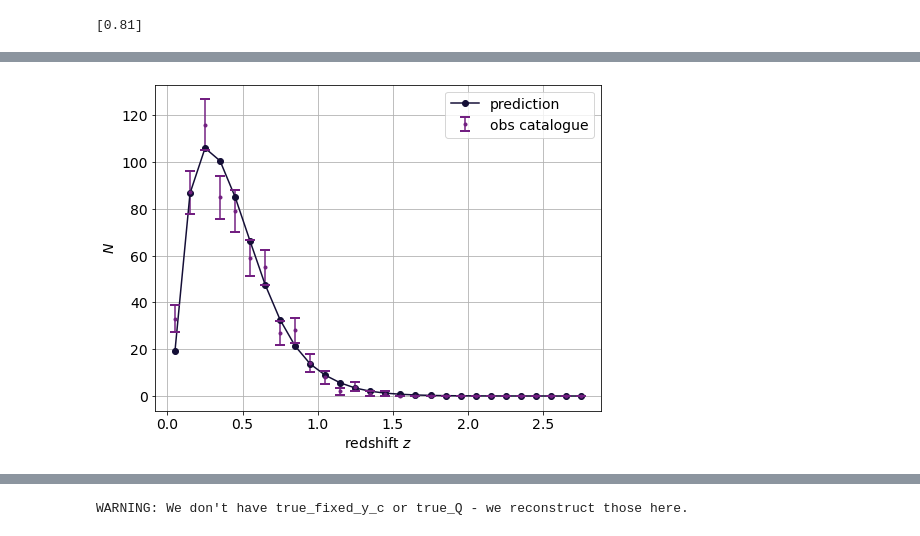
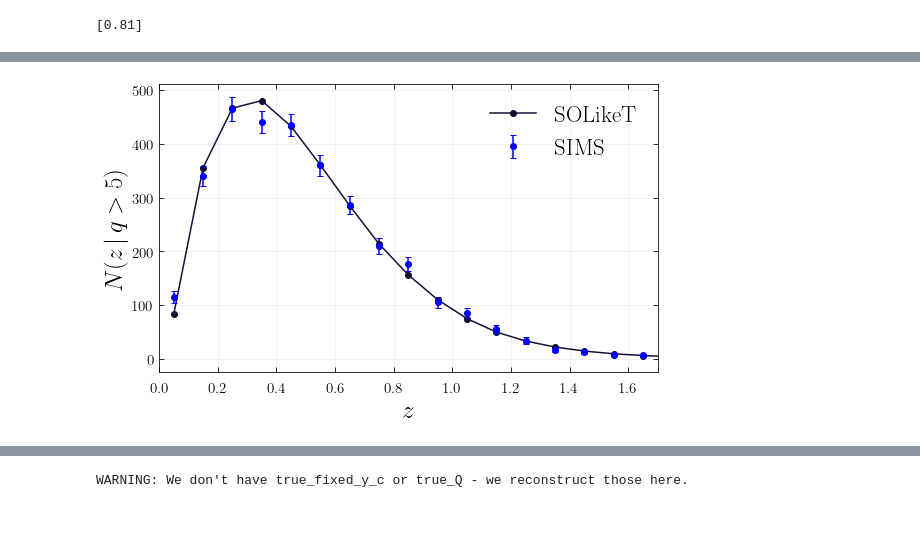
Before and after one commit to simonsobs/SOLikeT, a Jupyter notebook: soliket/clusters/notebooks/DR5-compare-SOLikeT-mocks-sim-kit_NemoCCL_A10tSZ_DR5White_ACT-DR5_tenToA0Tuned-Q_injection_boris.ipynb, the cells around one changed output, grey strips where cells are left out. Drawn from its saved outputs; the diff is of its cells as text; code cells hidden in the pictures.

```diff
--- a/soliket/clusters/notebooks/DR5-compare-SOLikeT-mocks-sim-kit_NemoCCL_A10tSZ_DR5White_ACT-DR5_tenToA0Tuned-Q_injection_boris.ipynb
+++ b/soliket/clusters/notebooks/DR5-compare-SOLikeT-mocks-sim-kit_NemoCCL_A10tSZ_DR5White_ACT-DR5_tenToA0Tuned-Q_injection_boris.ipynb
@@ -17,3 +17,8 @@ sys.path.append('../')
 import nemo_mocks
 import imp
 imp.reload(nemo_mocks)
+
+plt.rcParams.update({
+    "text.usetex": True,
+    "font.family": "sans-serif",
+    "font.sans-serif": ["Helvetica"]})
@@ -88,7 +93,7 @@ info = {
         'Mpivot': 4.25e14#*0.68
     },
     'selfunc': {
-        'SNRcut': 9.,
+        'SNRcut': 5.,
         'single_tile_test': "no",
         'mode': 'injection',
         'dwnsmpl_bins': 50,
@@ -267,22 +252,26 @@ plt.show()
 # %%
-plt.figure(figsize=(8,6))
-plt.plot(z, Nz, color=color_list[0], label='prediction',marker='o')
-plt.errorbar(z, catNz, yerr=np.sqrt(catNz), color=color_list[4], fmt='o', ms=3, capsize=5, \
-             capthick=2, ls='none', label='obs catalogue')
+fig, ax = plt.subplots(figsize=(8,5))
+plt.plot(z, Nz, color=color_list[0], label=r'$\mathrm{SOLikeT}$',marker='o')
+plt.errorbar(z, catNz, yerr=np.sqrt(catNz), color='b', fmt='o', capsize=3, \
+             capthick=1, ls='none', label=r'$\mathrm{SIMS}$')
 
 # plt.errorbar(q, Nq_truth, yerr=np.sqrt(Nq_truth), color=color_list[8], fmt='o', ms=3, capsize=5, \
 #              capthick=2, ls='none', label='truth catalogue')
 # plt.errorbar(q, Nq_mock, yerr=np.sqrt(Nq_mock), color=color_list[12], fmt='o', ms=3, capsize=5, \
 #              capthick=2, ls='none', label='mock catalogue')
-plt.xlabel('redshift $z$', fontsize=14)
-plt.ylabel('$N$', fontsize=14)
-# plt.xscale('log')
-# plt.yscale('log')
-# plt.title('WebSkyHalos A10tSZ cat comparison', fontsize=14)
-plt.xticks(fontsize=14)
-plt.yticks(fontsize=14)
-plt.legend(fontsize=14)
-plt.grid()
-plt.show()
+plt.legend(frameon=False,fontsize=23,loc=1)
+plt.grid(which='both',alpha=0.2)
+label_size =15
+plt.xlim(0,1.7)
+ax.tick_params(axis = 'x',which='both',length=5,direction='in', pad=10)
+ax.tick_params(axis = 'y',which='both',length=5,direction='in', pad=5)
+ax.xaxis.set_ticks_position('both')
+ax.yaxis.set_ticks_position('both')
+plt.setp(ax.get_yticklabels(), rotation='horizontal', fontsize=label_size)
+plt.setp(ax.get_xticklabels(), fontsize=label_size)
+plt.xlabel(r'$z$',size=25)
+plt.ylabel(r'$N(z\,|\,q>5)$',size=25)
+fig.tight_layout()
+plt.savefig('nz_dr5_simsinjection-based.jpeg')
 # %% [output]
-[figure, old version]
+[figure, new version]
```
Also changed, not shown: parts of 16 cells of this notebook, 2 other files.
